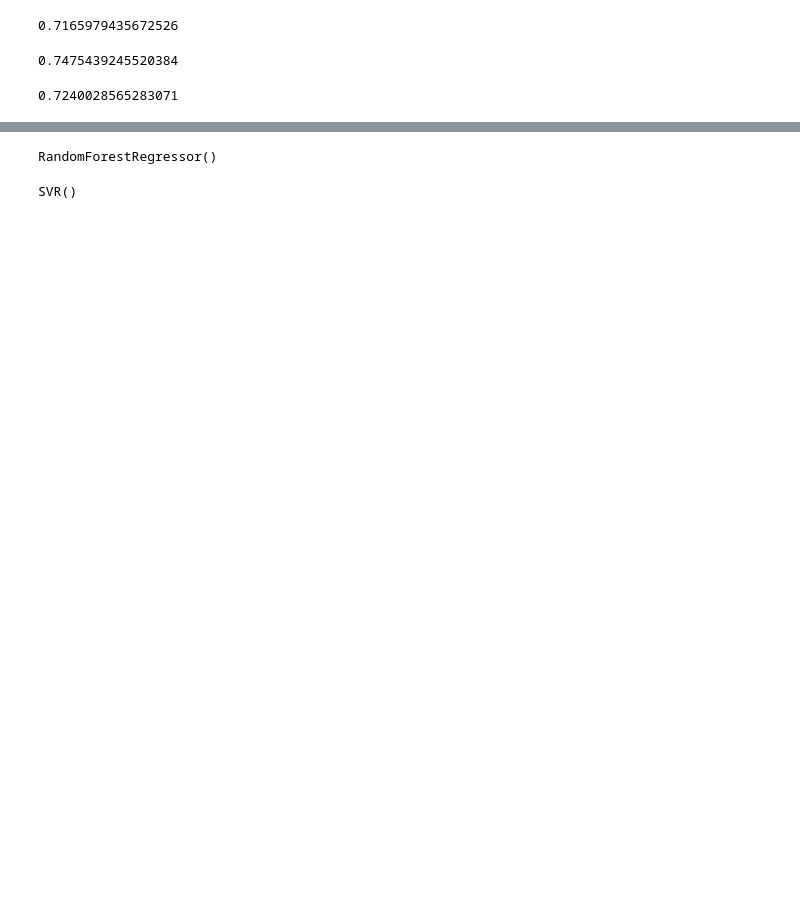
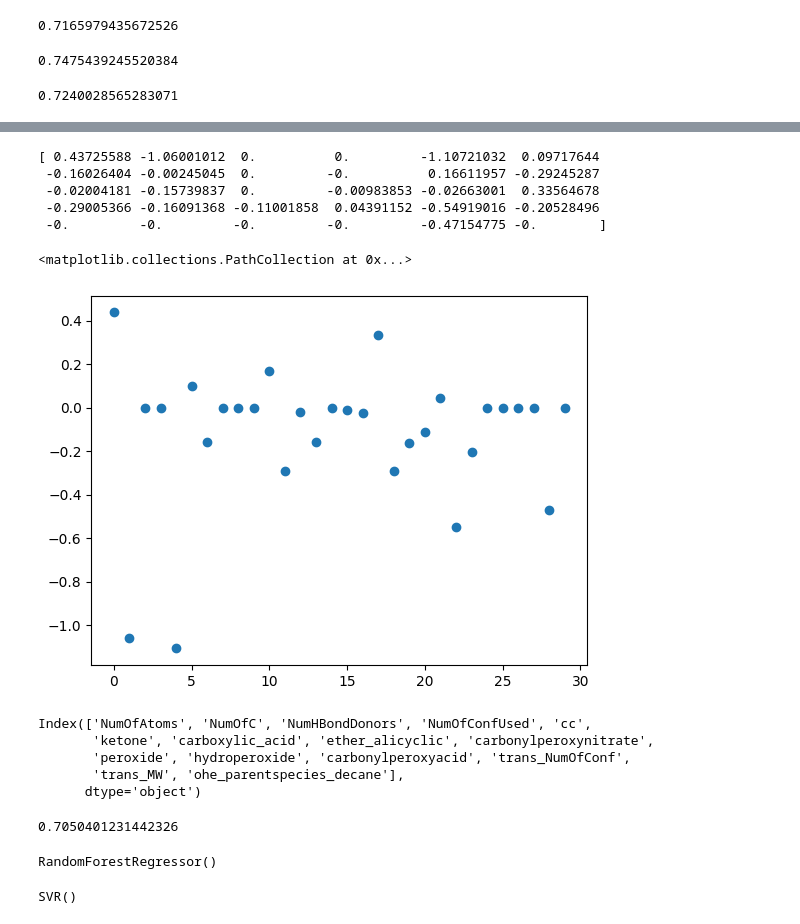
Before and after one commit to karl-helsinki/IMLProject, a Jupyter notebook: modelling.ipynb, the cells around one changed output, grey strips where cells are left out. Cells and saved outputs as stored; diff of their text form; code cells hidden in the pictures; blank space fills up the shorter version.

```diff
--- a/modelling.ipynb
+++ b/modelling.ipynb
@@ -186,6 +190,7 @@ See the caveats in the documentation: https://pandas.pydata.org/pandas-docs/stab
 # Model selection
 # %%
 lin_reg = LinearRegression()
+elasticnet = ElasticNet(alpha=0.003, l1_ratio=1)
 rf = RandomForestRegressor()
 svr = SVR()
 gbr = GradientBoostingRegressor()
@@ -212 +251,26 @@ print(scores.mean())
+# %%
+to_plot = elasticnet.coef_
+print(to_plot)
+plt.scatter(np.arange(to_plot.size), to_plot)
+# %% [output]
+[ 0.43725588 -1.06001012  0.          0.         -1.10721032  0.09717644
+ -0.16026404 -0.00245045  0.         -0.          0.16611957 -0.29245287
+ -0.02004181 -0.15739837  0.         -0.00983853 -0.02663001  0.33564678
+ -0.29005366 -0.16091368 -0.11001858  0.04391152 -0.54919016 -0.20528496
+ -0.         -0.         -0.         -0.         -0.47154775 -0.        ]
+<matplotlib.collections.PathCollection at 0x...>
+[figure, added]
+# %%
+importantfeats = original_x.columns[np.abs(to_plot) > 0.05]
+print(importantfeats)
+# %% [output]
+Index(['NumOfAtoms', 'NumOfC', 'NumHBondDonors', 'NumOfConfUsed', 'cc',
+       'ketone', 'carboxylic_acid', 'ether_alicyclic', 'carbonylperoxynitrate',
+       'peroxide', 'hydroperoxide', 'carbonylperoxyacid', 'trans_NumOfConf',
+       'trans_MW', 'ohe_parentspecies_decane'],
+      dtype='object')
+# %%
+cross_validate_model(rf, x[importantfeats], y_log10)
+# %% [output]
+0.7050401231442326
 # %%
```
Also changed, not shown: parts of 11 cells of this notebook.
